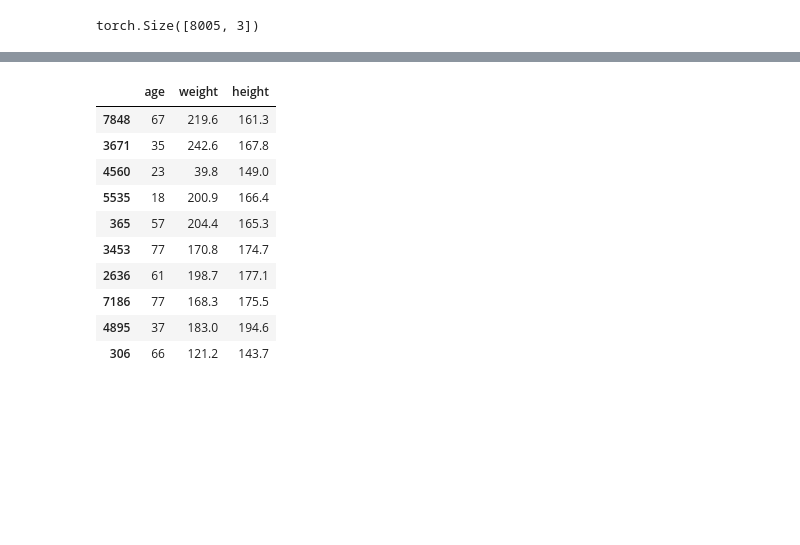
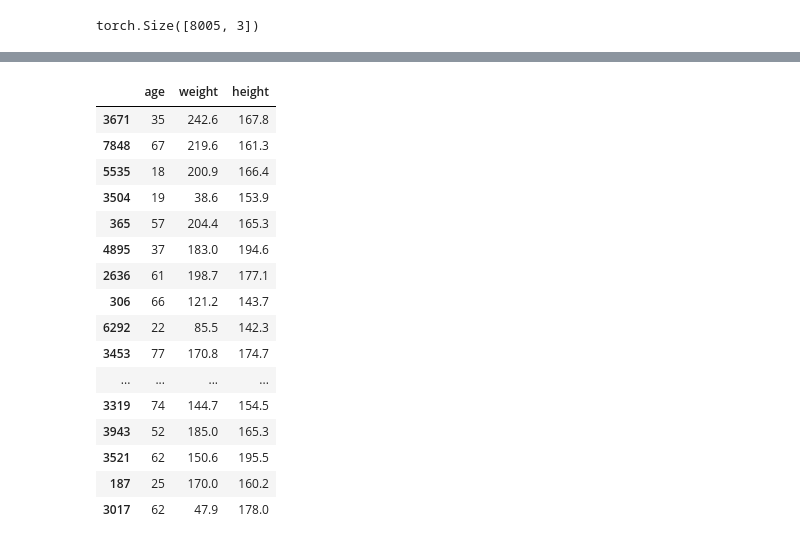
Before and after one commit to Kemsekov/One-Step-Exact-Likelihood-FlowMatching, a Jupyter notebook: run.ipynb, the cells around one changed output, grey strips where cells are left out. Saved outputs shown, nothing was run; the diff lists cells and outputs as text; code cells hidden in the pictures; blank space fills up the shorter version.

```diff
--- a/run.ipynb
+++ b/run.ipynb
@@ -47,8 +47,7 @@ torch.manual_seed(2)
 fm = FlowModel1d(
     data.shape[-1],
     hidden_dim=64,
-    residual_blocks=3,
-    dropout_p=0.0,
+    residual_blocks=5,
     device='cuda'
 )
 with torch.no_grad():
@@ -168,18 +240,24 @@ for i,(indA,indB) in enumerate(permutations):
 # %%
 # list of outliers
-data_csv.iloc[probs[:10]]
+data_csv.iloc[probs[:20]]
 # %% [output]
 |  | age | weight | height |
+| 3671 | 35 | 242.6 | 167.8 |
 | 7848 | 67 | 219.6 | 161.3 |
-| 3671 | 35 | 242.6 | 167.8 |
-| 4560 | 23 | 39.8 | 149.0 |
 | 5535 | 18 | 200.9 | 166.4 |
+| 3504 | 19 | 38.6 | 153.9 |
 | 365 | 57 | 204.4 | 165.3 |
+| 4895 | 37 | 183.0 | 194.6 |
+| 2636 | 61 | 198.7 | 177.1 |
+| 306 | 66 | 121.2 | 143.7 |
+| 6292 | 22 | 85.5 | 142.3 |
 | 3453 | 77 | 170.8 | 174.7 |
-| 2636 | 61 | 198.7 | 177.1 |
-| 7186 | 77 | 168.3 | 175.5 |
-| 4895 | 37 | 183.0 | 194.6 |
-| 306 | 66 | 121.2 | 143.7 |
+| ... | ... | ... | ... |
+| 3319 | 74 | 144.7 | 154.5 |
+| 3943 | 52 | 185.0 | 165.3 |
+| 3521 | 62 | 150.6 | 195.5 |
+| 187 | 25 | 170.0 | 160.2 |
+| 3017 | 62 | 47.9 | 178.0 |
 # %%
 X = torch.linspace(-2.5,2.5,8)
 Y = torch.linspace(-2,2.5,100)
```
Also changed, not shown: parts of 13 cells of this notebook, 3 other files.
